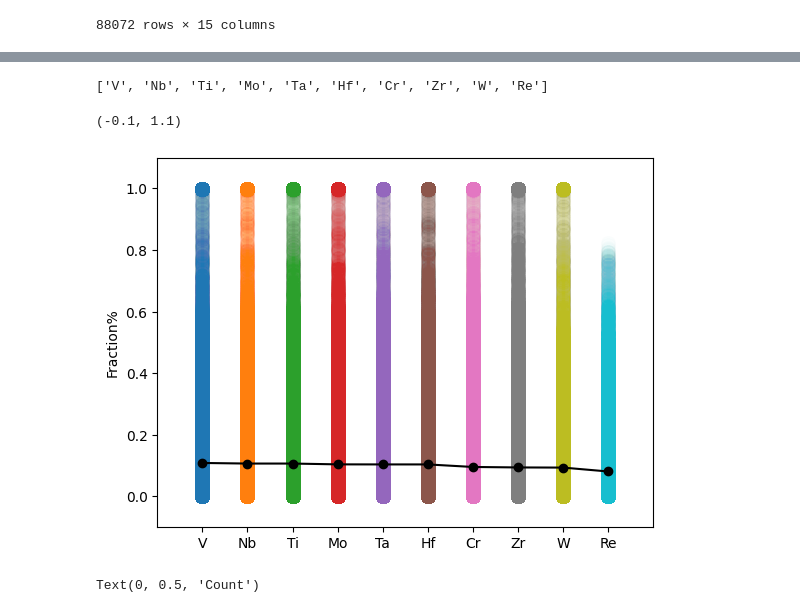
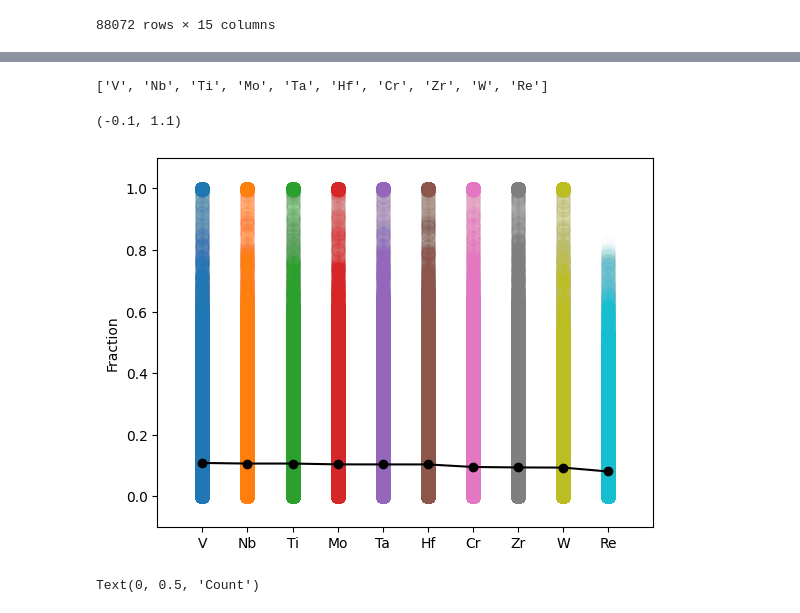
Before and after one commit to hongshuh/alloy, a Jupyter notebook: main.ipynb, the cells around one changed output, grey strips where cells are left out. Drawn from its saved outputs; the diff is of its cells as text; code cells hidden in the pictures.

```diff
--- a/main.ipynb
+++ b/main.ipynb
@@ -59,28 +43,28 @@ thermal_calc_elements
 # %%
 # Rank by average fraction
 sort = thermal_calc_elements.mean().sort_values(ascending=False).reset_index()
 sort_column = sort['index']
 thermal_calc_elements = thermal_calc_elements[sort_column]
 elements = thermal_calc_elements.columns.tolist()
 print(elements)
 x_index = np.zeros(len(thermal_calc_elements))
 # plt.figure(figsize=(8,8))
 
 for i in elements:
     condition = thermal_calc_elements[i] > 0.0
     plt.scatter(x_index[condition],thermal_calc_elements[i][condition],alpha=0.01,s = 100,marker='o')
     x_index+=1
 
 plt.plot(range(len(elements)),sort[0],'ko-',label='Average Concentration')
 # plt.legend()
 plt.xticks(range(len(elements)),elements)
-plt.ylabel('Fraction%')
+plt.ylabel('Fraction')
 plt.xlim(-1,len(elements))
 plt.ylim(-0.1,1.1)
 # %% [output]
 ['V', 'Nb', 'Ti', 'Mo', 'Ta', 'Hf', 'Cr', 'Zr', 'W', 'Re']
 (-0.1, 1.1)
-[figure, old version]
+[figure, new version]
 # %%
 thermal_calc_data.Tsol.hist(bins=100)
 plt.xlabel('Solidus Temperature(K)')
```
Also changed, not shown: parts of 14 cells of this notebook, 1 other file.
